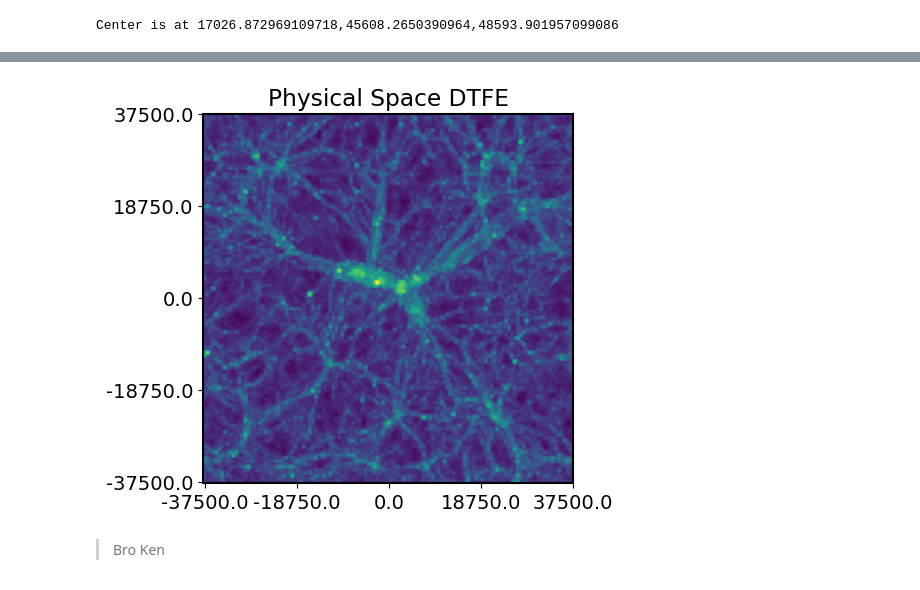
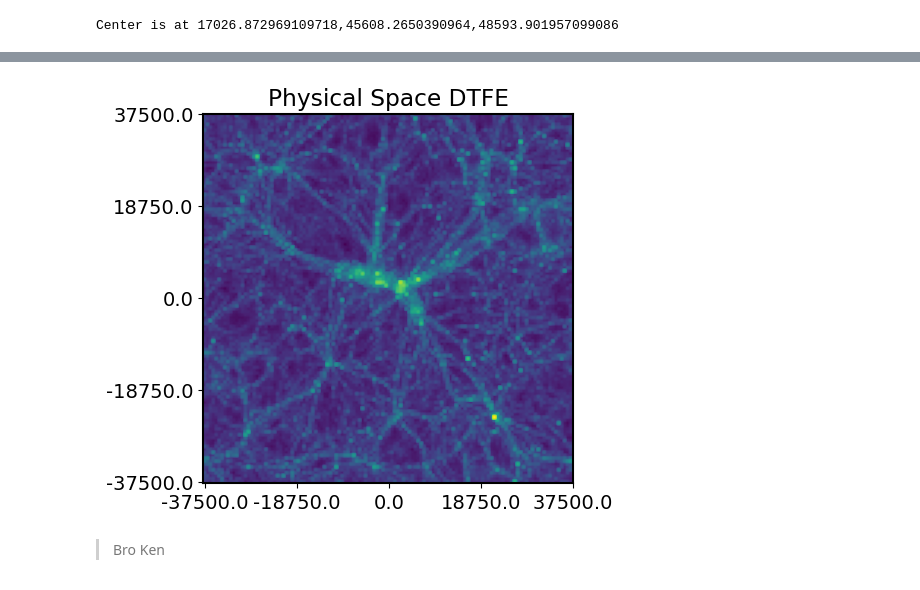
Before and after one commit to ispirovjr/Thesis-Project-Cosmic-Web, a Jupyter notebook: JupyterNotebooks/DTFE Densities.ipynb, the cells around one changed output, grey strips where cells are left out. Cells and saved outputs as stored; diff of their text form; code cells hidden in the pictures.

```diff
--- a/JupyterNotebooks/DTFE Densities.ipynb
+++ b/JupyterNotebooks/DTFE Densities.ipynb
@@ -478,18 +478,18 @@ den = d.reshape(n,n,n)
 # %%
 dens = den[1:n-1,1:n-1,1:n-1]
 # %%
-plt.imshow(dens[:,:,31],norm="log",origin="lower")
+plt.imshow(dens[:,:,int(n/2 -1)],norm="log",origin="lower")
 plt.yticks(np.linspace(0,n-2,5), np.linspace(-L/2,L/2,5))
 plt.xticks(np.linspace(0,n-2,5), np.linspace(-L/2,L/2,5))
 
 
 #plt.axvline(17026.872969109718*n/L,label="Cluster Center",c='r')
 #plt.axhline(45608.2650390964*n/L,c='r')
 #plt.legend()
 plt.title("Physical Space DTFE")
 plt.show()
 # %% [output]
-[figure, old version]
+[figure, new version]
 # %% [markdown]
 > Bro Ken
 # %%
```
Also changed, not shown: parts of 12 cells of this notebook.
